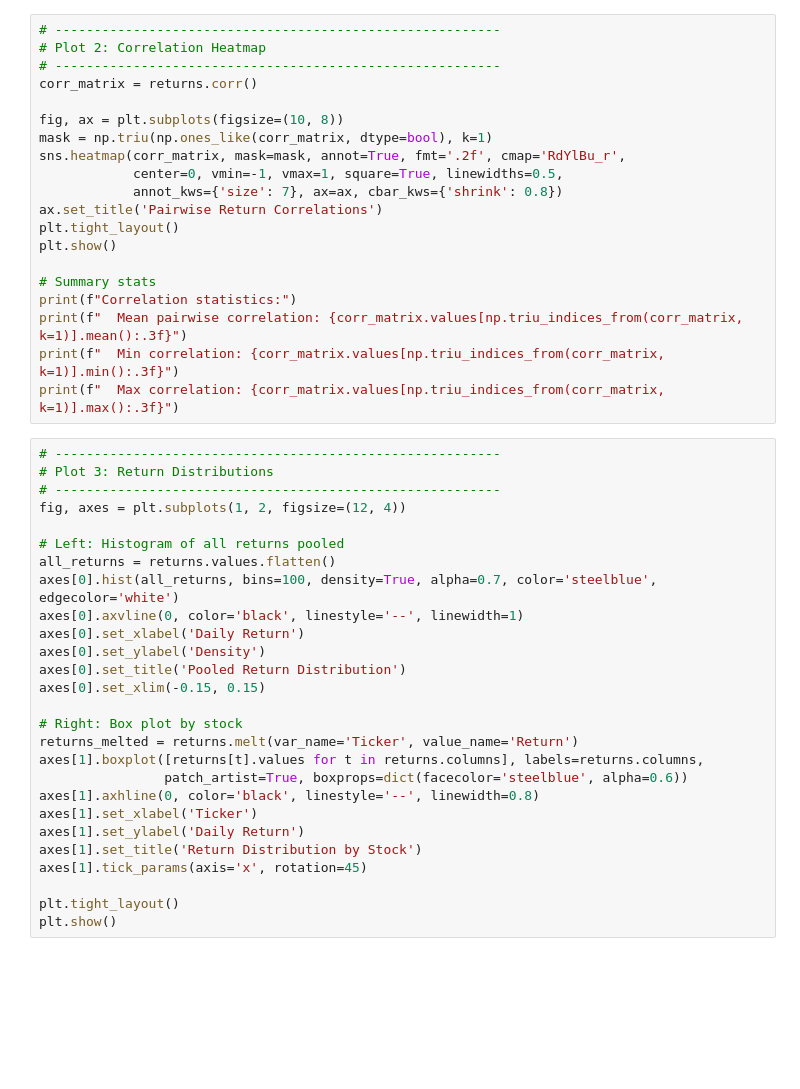
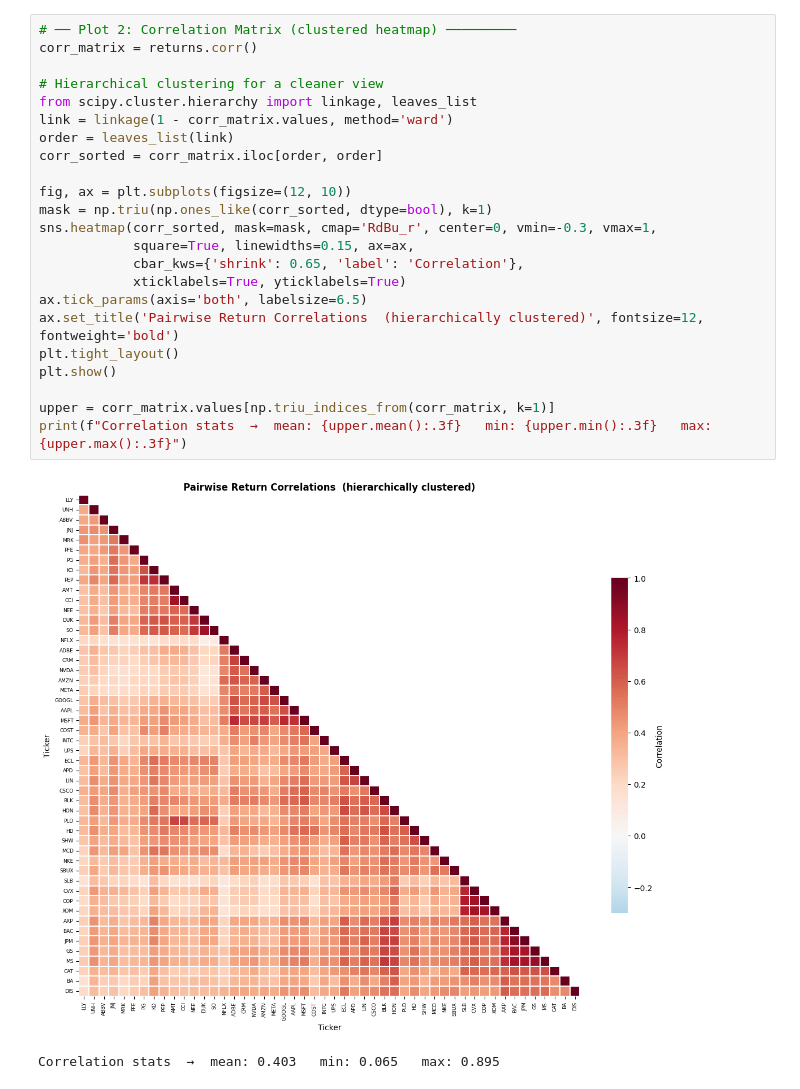
Before and after one commit to DenisGoubkine/farmsa-portfolio-theory, a Jupyter notebook: 00_preface_final.ipynb, the cells around one changed output. Drawn from its saved outputs; the diff is of its cells as text; blank space fills up the shorter version.

```diff
--- a/00_preface_final.ipynb
+++ b/00_preface_final.ipynb
@@ -135,47 +270,26 @@ plt.show()
 # %%
-# ---------------------------------------------------------
-# Plot 2: Correlation Heatmap
-# ---------------------------------------------------------
+# ── Plot 2: Correlation Matrix (clustered heatmap) ─────────
 corr_matrix = returns.corr()
 
-fig, ax = plt.subplots(figsize=(10, 8))
-mask = np.triu(np.ones_like(corr_matrix, dtype=bool), k=1)
-sns.heatmap(corr_matrix, mask=mask, annot=True, fmt='.2f', cmap='RdYlBu_r',
-            center=0, vmin=-1, vmax=1, square=True, linewidths=0.5,
-            annot_kws={'size': 7}, ax=ax, cbar_kws={'shrink': 0.8})
-ax.set_title('Pairwise Return Correlations')
+# Hierarchical clustering for a cleaner view
+from scipy.cluster.hierarchy import linkage, leaves_list
+link = linkage(1 - corr_matrix.values, method='ward')
+order = leaves_list(link)
+corr_sorted = corr_matrix.iloc[order, order]
+
+fig, ax = plt.subplots(figsize=(12, 10))
+mask = np.triu(np.ones_like(corr_sorted, dtype=bool), k=1)
+sns.heatmap(corr_sorted, mask=mask, cmap='RdBu_r', center=0, vmin=-0.3, vmax=1,
+            square=True, linewidths=0.15, ax=ax,
+            cbar_kws={'shrink': 0.65, 'label': 'Correlation'},
+            xticklabels=True, yticklabels=True)
+ax.tick_params(axis='both', labelsize=6.5)
+ax.set_title('Pairwise Return Correlations  (hierarchically clustered)', fontsize=12, fontweight='bold')
 plt.tight_layout()
 plt.show()
 
-# Summary stats
-print(f"Correlation statistics:")
-print(f"  Mean pairwise correlation: {corr_matrix.values[np.triu_indices_from(corr_matrix, k=1)].mean():.3f}")
-print(f"  Min correlation: {corr_matrix.values[np.triu_indices_from(corr_matrix, k=1)].min():.3f}")
-print(f"  Max correlation: {corr_matrix.values[np.triu_indices_from(corr_matrix, k=1)].max():.3f}")
+upper = corr_matrix.values[np.triu_indices_from(corr_matrix, k=1)]
+print(f"Correlation stats  →  mean: {upper.mean():.3f}   min: {upper.min():.3f}   max: {upper.max():.3f}")
+# %% [output]
+[figure, added]
+Correlation stats  →  mean: 0.403   min: 0.065   max: 0.895
-# %%
-# ---------------------------------------------------------
-# Plot 3: Return Distributions
-# ---------------------------------------------------------
-fig, axes = plt.subplots(1, 2, figsize=(12, 4))
-
-# Left: Histogram of all returns pooled
-all_returns = returns.values.flatten()
-axes[0].hist(all_returns, bins=100, density=True, alpha=0.7, color='steelblue', edgecolor='white')
-axes[0].axvline(0, color='black', linestyle='--', linewidth=1)
-axes[0].set_xlabel('Daily Return')
-axes[0].set_ylabel('Density')
-axes[0].set_title('Pooled Return Distribution')
-axes[0].set_xlim(-0.15, 0.15)
-
-# Right: Box plot by stock
-returns_melted = returns.melt(var_name='Ticker', value_name='Return')
-axes[1].boxplot([returns[t].values for t in returns.columns], labels=returns.columns,
-                patch_artist=True, boxprops=dict(facecolor='steelblue', alpha=0.6))
-axes[1].axhline(0, color='black', linestyle='--', linewidth=0.8)
-axes[1].set_xlabel('Ticker')
-axes[1].set_ylabel('Daily Return')
-axes[1].set_title('Return Distribution by Stock')
-axes[1].tick_params(axis='x', rotation=45)
-
-plt.tight_layout()
-plt.show()
```
Also changed, not shown: parts of 20 cells of this notebook, 9 other files.
